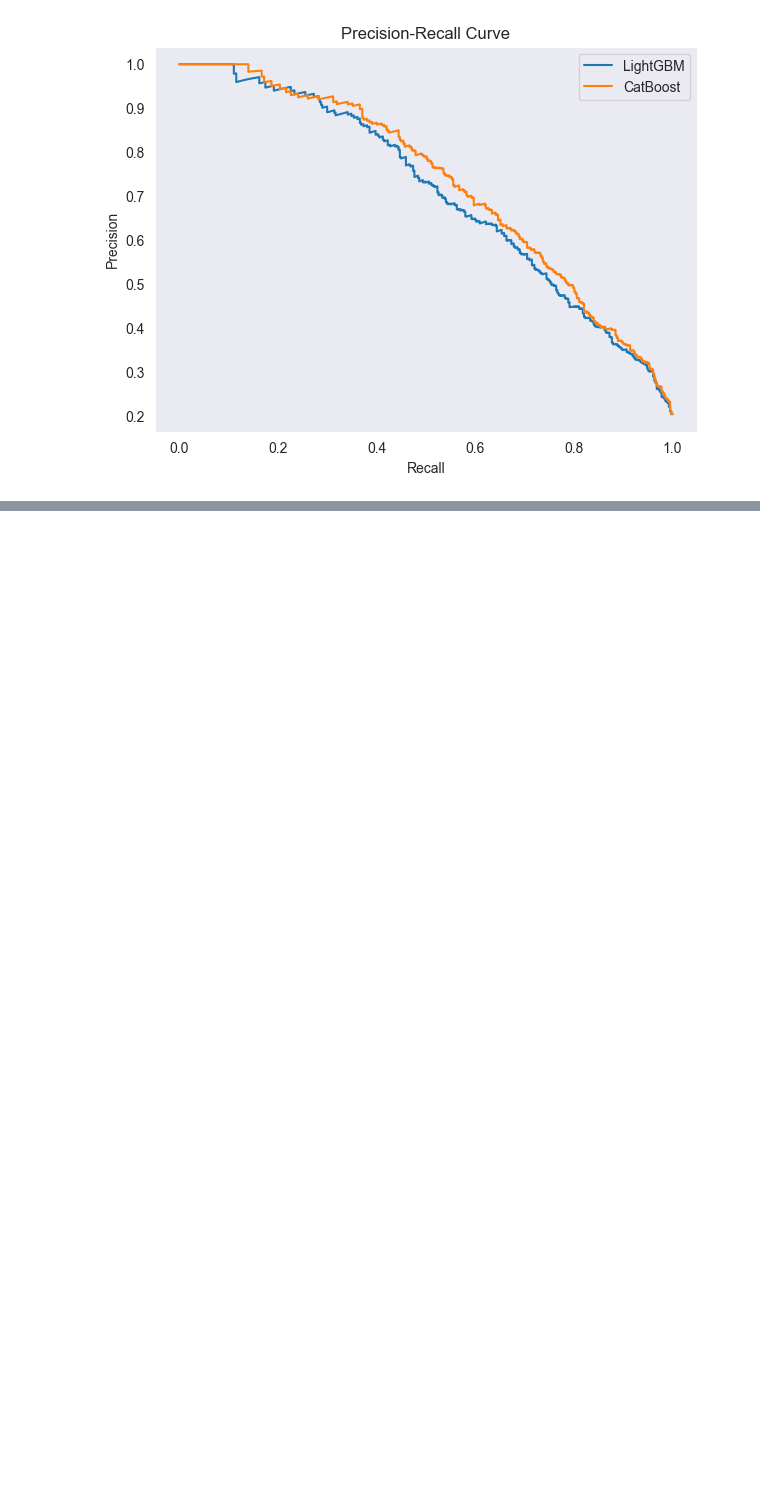
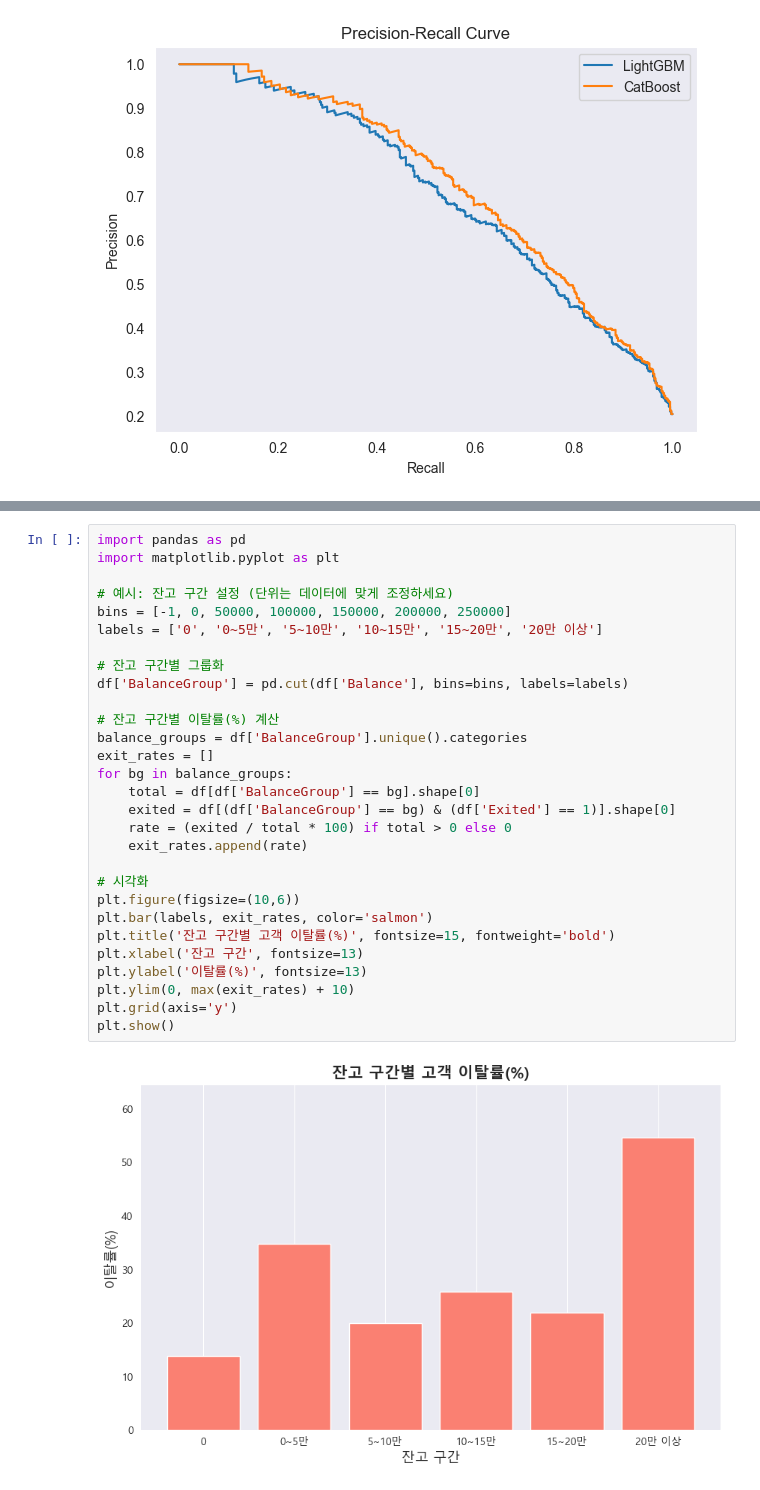
Before and after one commit to teolex/SKN14-2nd-2Team, a Jupyter notebook: KimJinmuk/Credit_Card_Customer_Churn.ipynb, the cells around one changed output, grey strips where cells are left out. Cells and saved outputs as stored; diff of their text form; blank space fills up the shorter version.

```diff
--- a/KimJinmuk/Credit_Card_Customer_Churn.ipynb
+++ b/KimJinmuk/Credit_Card_Customer_Churn.ipynb
@@ -439,0 +520,31 @@ plt.show()
+# %%
+import pandas as pd
+import matplotlib.pyplot as plt
+
+# 예시: 잔고 구간 설정 (단위는 데이터에 맞게 조정하세요)
+bins = [-1, 0, 50000, 100000, 150000, 200000, 250000]
+labels = ['0', '0~5만', '5~10만', '10~15만', '15~20만', '20만 이상']
+
+# 잔고 구간별 그룹화
+df['BalanceGroup'] = pd.cut(df['Balance'], bins=bins, labels=labels)
+
+# 잔고 구간별 이탈률(%) 계산
+balance_groups = df['BalanceGroup'].unique().categories
+exit_rates = []
+for bg in balance_groups:
+    total = df[df['BalanceGroup'] == bg].shape[0]
+    exited = df[(df['BalanceGroup'] == bg) & (df['Exited'] == 1)].shape[0]
+    rate = (exited / total * 100) if total > 0 else 0
+    exit_rates.append(rate)
+
+# 시각화
+plt.figure(figsize=(10,6))
+plt.bar(labels, exit_rates, color='salmon')
+plt.title('잔고 구간별 고객 이탈률(%)', fontsize=15, fontweight='bold')
+plt.xlabel('잔고 구간', fontsize=13)
+plt.ylabel('이탈률(%)', fontsize=13)
+plt.ylim(0, max(exit_rates) + 10)
+plt.grid(axis='y')
+plt.show()
+# %% [output]
+[figure, added]
```
Also changed, not shown: parts of 4 cells of this notebook, 1 other file.
